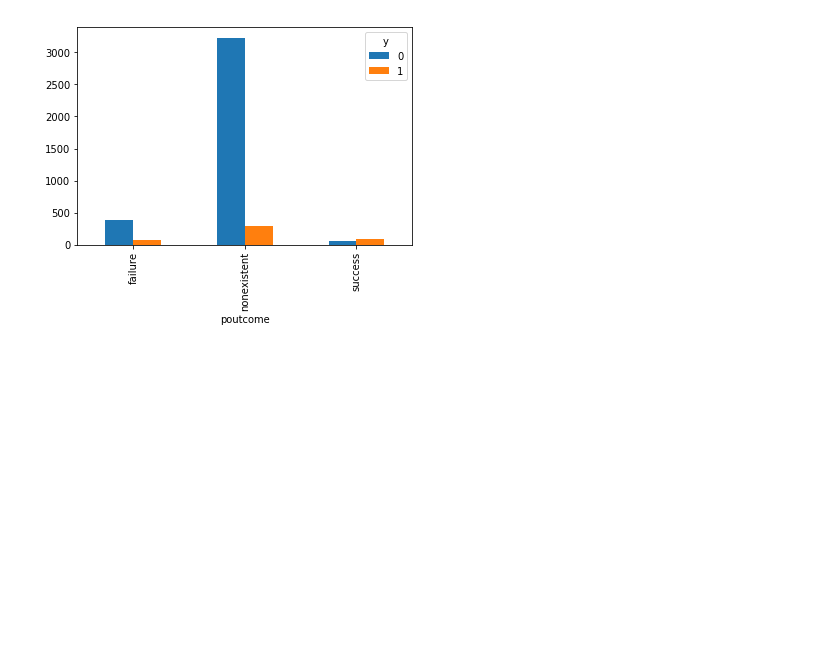
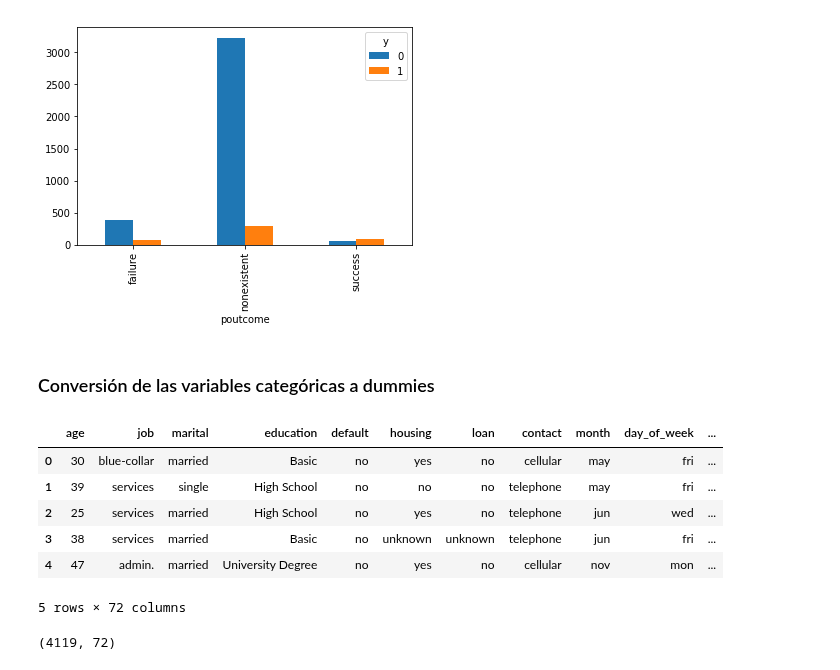
Before and after one commit to DGV1995/Machine-Learning-Data-Science, a Jupyter notebook: My notebooks/T5 - 3 - Logistic Regression - Implementación con Python.ipynb, the cells around one changed output. Drawn from its saved outputs; the diff is of its cells as text; code cells hidden in the pictures; blank space fills up the shorter version.

```diff
--- a/My notebooks/T5 - 3 - Logistic Regression - Implementación con Python.ipynb
+++ b/My notebooks/T5 - 3 - Logistic Regression - Implementación con Python.ipynb
@@ -133,3 +133,25 @@ pd.crosstab(data.poutcome,data.y).plot(kind="bar")
 # %% [output]
 <matplotlib.axes._subplots.AxesSubplot at 0x...>
 [figure]
+# %% [markdown]
+### Conversión de las variables categóricas a dummies
+# %%
+categories = ["job","marital","education","default","housing","loan","contact","month","day_of_week","poutcome"]
+for category in categories:
+    cat_list = "cat" + "_" + category
+    cat_dummies = pd.get_dummies(data[category], prefix = category)
+    data = data.join(cat_dummies)
+# %%
+data.head()
+# %% [output]
+|  | age | job | marital | education | default | housing | loan | contact | month | day_of_week | ... |
+| 0 | 30 | blue-collar | married | Basic | no | yes | no | cellular | may | fri | ... |
+| 1 | 39 | services | single | High School | no | no | no | telephone | may | fri | ... |
+| 2 | 25 | services | married | High School | no | yes | no | telephone | jun | wed | ... |
+| 3 | 38 | services | married | Basic | no | unknown | unknown | telephone | jun | fri | ... |
+| 4 | 47 | admin. | married | University Degree | no | yes | no | cellular | nov | mon | ... |
+5 rows × 72 columns
+# %%
+data.shape
+# %% [output]
+(4119, 72)
```
Also changed, not shown: parts of 55 cells of this notebook, 1 other file.
